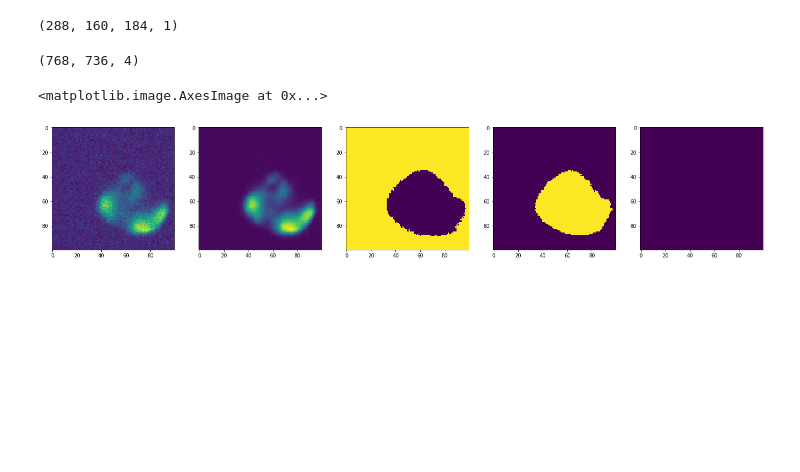
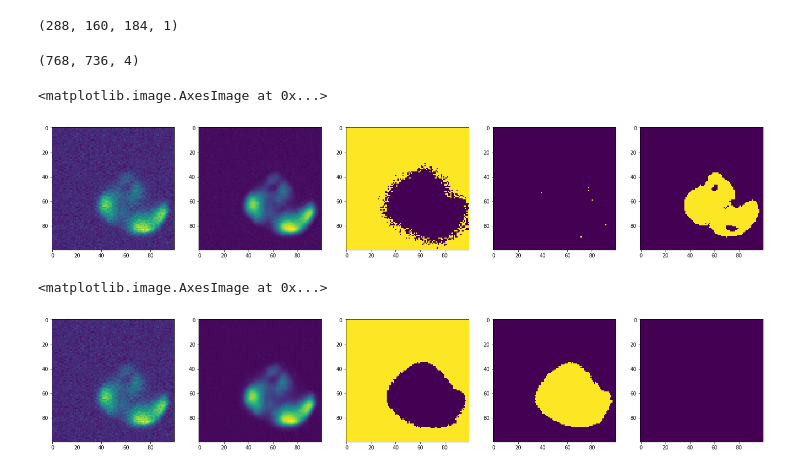
Before and after one commit to juglab/VoidSeg_cluster, a Jupyter notebook: noise2seg/examples/2D/N2V_denoising2D.ipynb, the cells around one changed output. Saved outputs shown, nothing was run; the diff lists cells and outputs as text; code cells hidden in the pictures; blank space fills up the shorter version.

```diff
--- a/noise2seg/examples/2D/N2V_denoising2D.ipynb
+++ b/noise2seg/examples/2D/N2V_denoising2D.ipynb
@@ -304,3 +304,5 @@ plot_history(history,['loss','val_loss']);
 # %% [output]
 ['loss', 'lr', 'mae', 'mse', 'val_loss', 'val_mae', 'val_mse']
 [figure]
+# %%
+model.load_weights('/home/tbuchhol/falcon/StarVoid/outdata/sv_testing_noAug_withDenoising/train_100/sv_model/weights_best.h5')
@@ -324,6 +328,21 @@ denoised = pred[...,0]
 seg_exp = np.exp(pred[...,1:])
 
 seg = seg_exp/np.sum(seg_exp, axis=2)[..., np.newaxis]
+# %%
+plt.figure(figsize=(25,5))
+plt.subplot(1,5,1)
+plt.imshow(Y_train[0,200:300,250:350,0])
+plt.subplot(1,5,2)
+plt.imshow(denoised[200:300,250:350])
+plt.subplot(1,5,3)
+plt.imshow(seg[200:300,250:350,0]>0.5)
+plt.subplot(1,5,4)
+plt.imshow(seg[200:300,250:350,1]>0.5)
+plt.subplot(1,5,5)
+plt.imshow(seg[200:300,250:350,2]>0.5)
+# %% [output]
+<matplotlib.image.AxesImage at 0x...>
+[figure, added]
 # %%
 plt.figure(figsize=(25,5))
 plt.subplot(1,5,1)
```
Also changed, not shown: parts of 1 cell of this notebook, 2 other files.
